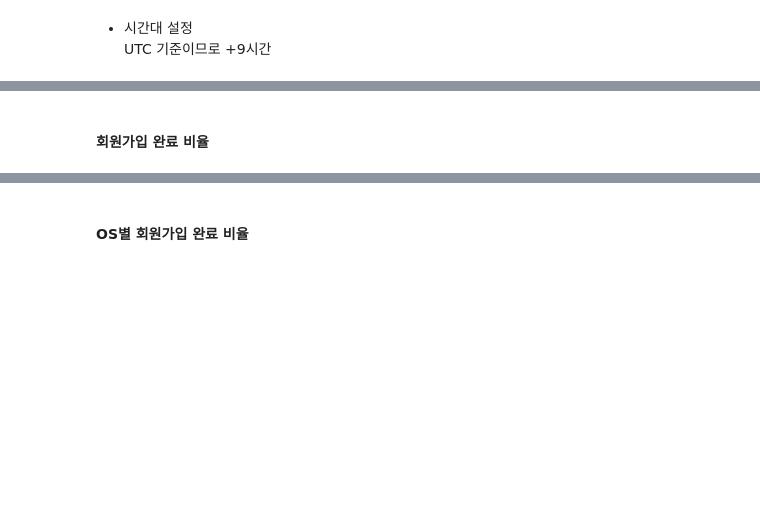
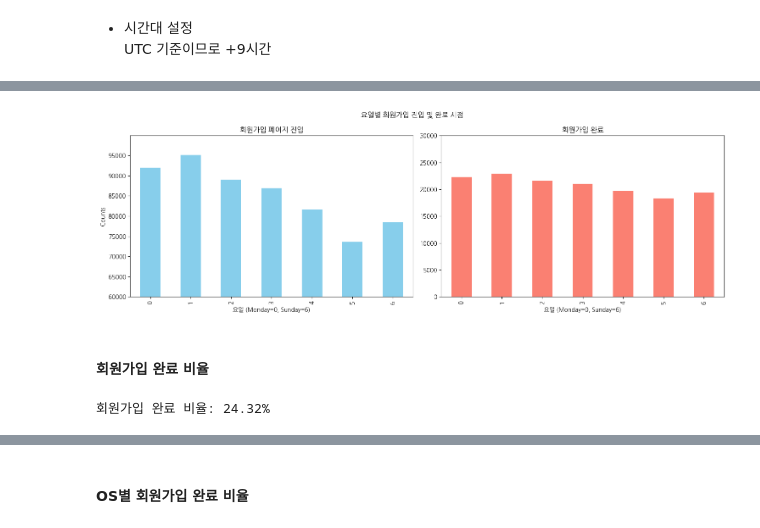
Before and after one commit to saeraniren/intermediate_project, a Jupyter notebook: yena_main.ipynb, the cells around one changed output, grey strips where cells are left out. Saved outputs shown, nothing was run; the diff lists cells and outputs as text; code cells hidden in the pictures; blank space fills up the shorter version.

```diff
--- a/yena_main.ipynb
+++ b/yena_main.ipynb
@@ -70,34 +278,39 @@ for key, value in counts.items():
 # %%
-import matplotlib.pyplot as plt
-
 fig, axes = plt.subplots(1, 2, figsize=(15, 5))  # 1행 2열의 서브플롯 생성
 
 # 첫 번째 그래프 (회원가입 페이지 진입)
 df_signup_page['client_event_time'].dt.weekday.value_counts().sort_index().plot(
     kind='bar', ax=axes[0], color='skyblue'
 )
 axes[0].set_title('회원가입 페이지 진입')
 axes[0].set_ylabel('Counts')
 axes[0].set_xlabel('요일 (Monday=0, Sunday=6)')
-axes[0].set_ylim(0, 60000)  # 첫 번째 그래프 y축 범위 설정
+axes[0].set_ylim(60000)
 
 # 두 번째 그래프 (회원가입 완료)
 df_complete_signup['client_event_time'].dt.weekday.value_counts().sort_index().plot(
     kind='bar', ax=axes[1], color='salmon'
 )
 axes[1].set_title('회원가입 완료')
 axes[1].set_xlabel('요일 (Monday=0, Sunday=6)')
-axes[1].set_ylim(0, 30000)  # 두 번째 그래프 y축 범위 설정 (예: 30,000으로 설정)
+axes[1].set_ylim(0, 30000)
 
-plt.suptitle('요일별 회원가입 진입 및 완료 시점')  # 전체 제목 설정
+plt.suptitle('요일별 회원가입 진입 및 완료 시점')
 plt.tight_layout()
 plt.show()
+# %% [output]
+[figure, added]
 # %% [markdown]
 #### 회원가입 완료 비율
 # %%
-total_signups = df_signup_page[''].count()
+# 총 회원가입 시도 수 -> 회원가입 페이지 접속한 경우 시도했다고 가정정
+total_signups = df_signup_page['event_type'].count()
+# 회원가입 완료 수
+completed_signups = df_complete_signup['event_type'].count()
 
-completd_signups = df_complete_signup[].unique()
+signup_completion_rate = (completed_signups / total_signups) * 100
 
-signup_completion_rate = (completd_signups/total_signups) * 100
-print(f'회원가입 완료 비율: {signup_completion_rate: .2f}%')
+# 결과 출력
+print(f'회원가입 완료 비율: {signup_completion_rate:.2f}%')
+# %% [output]
+회원가입 완료 비율: 24.32%
```
Also changed, not shown: parts of 29 cells of this notebook.
